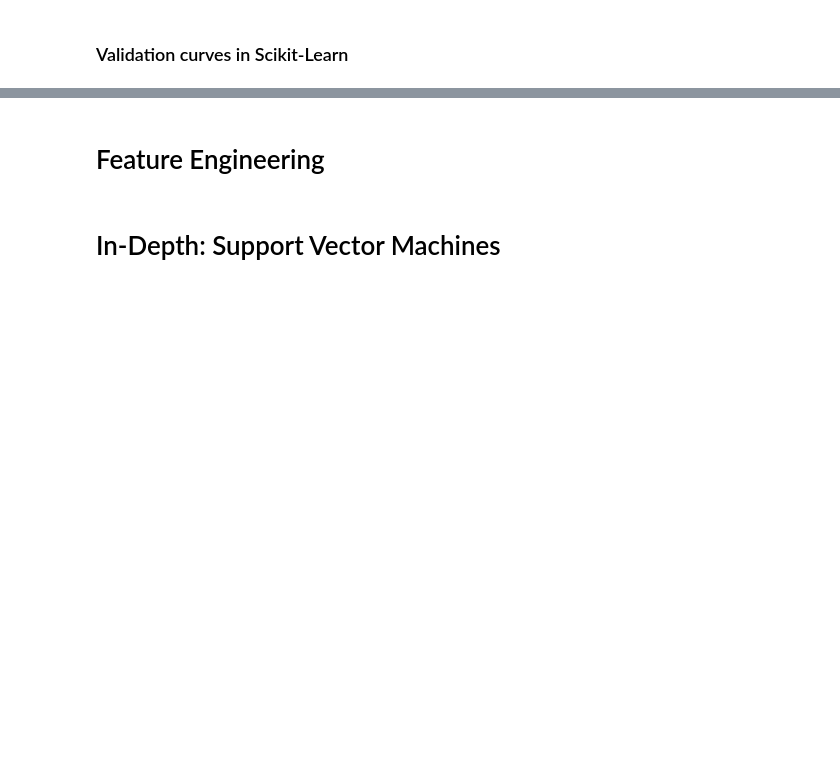
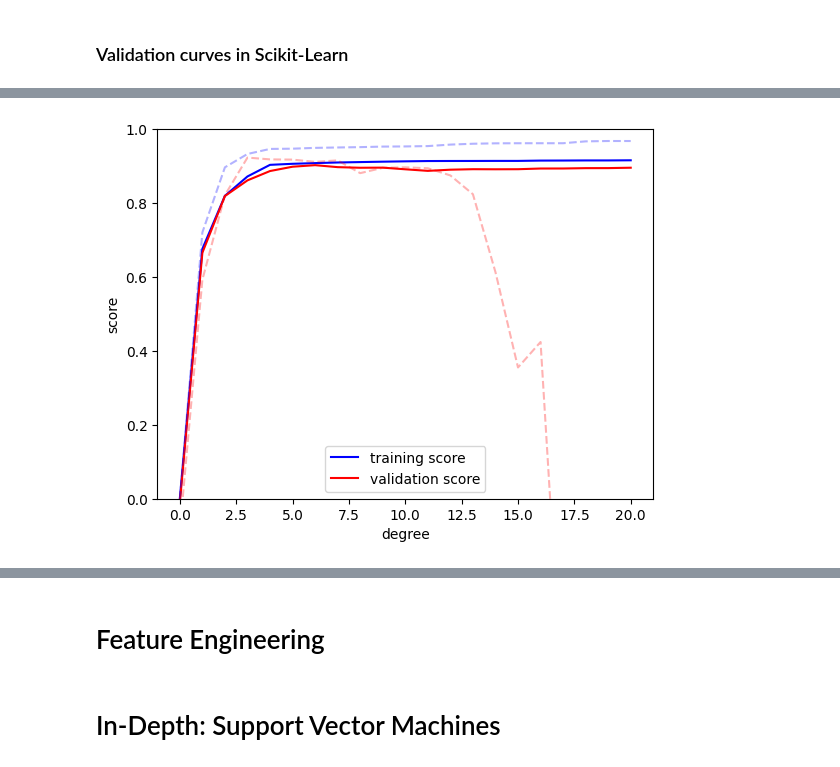
Before and after one commit to ZacharyCone7/SSE591_Week5, a Jupyter notebook: Week 5 examples.ipynb, the cells around one changed output, grey strips where cells are left out. Drawn from its saved outputs; the diff is of its cells as text; code cells hidden in the pictures; blank space fills up the shorter version.

```diff
--- a/Week 5 examples.ipynb
+++ b/Week 5 examples.ipynb
@@ -392,0 +352,17 @@ plt.legend(loc='best');
+# %%
+degree = np.arange(21)
+param_name = 'polynomialfeatures__degree'
+
+train_score2, val_score2 = validation_curve(PolynomialRegression(), X2, y2,
+                                          param_name=param_name, param_range=degree, cv=7)
+
+plt.plot(degree, np.median(train_score2, 1), color='blue', label='training score')
+plt.plot(degree, np.median(val_score2, 1), color='red', label='validation score')
+plt.plot(degree, np.median(train_score, 1), color='blue', alpha=0.3, linestyle='dashed')
+plt.plot(degree, np.median(val_score, 1), color='red', alpha=0.3, linestyle='dashed')
+plt.legend(loc='lower center')
+plt.ylim(0, 1)
+plt.xlabel('degree')
+plt.ylabel('score');
+# %% [output]
+[figure, added]
```
Also changed, not shown: parts of 45 cells of this notebook, 1 other file.
